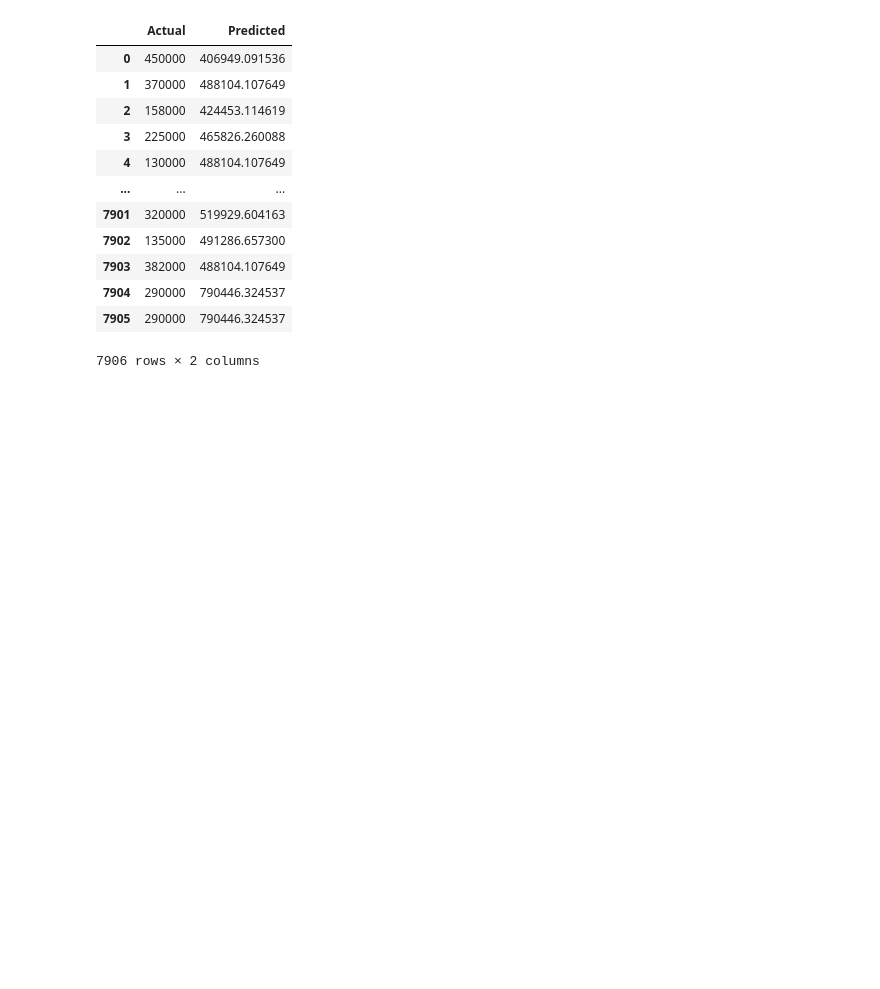
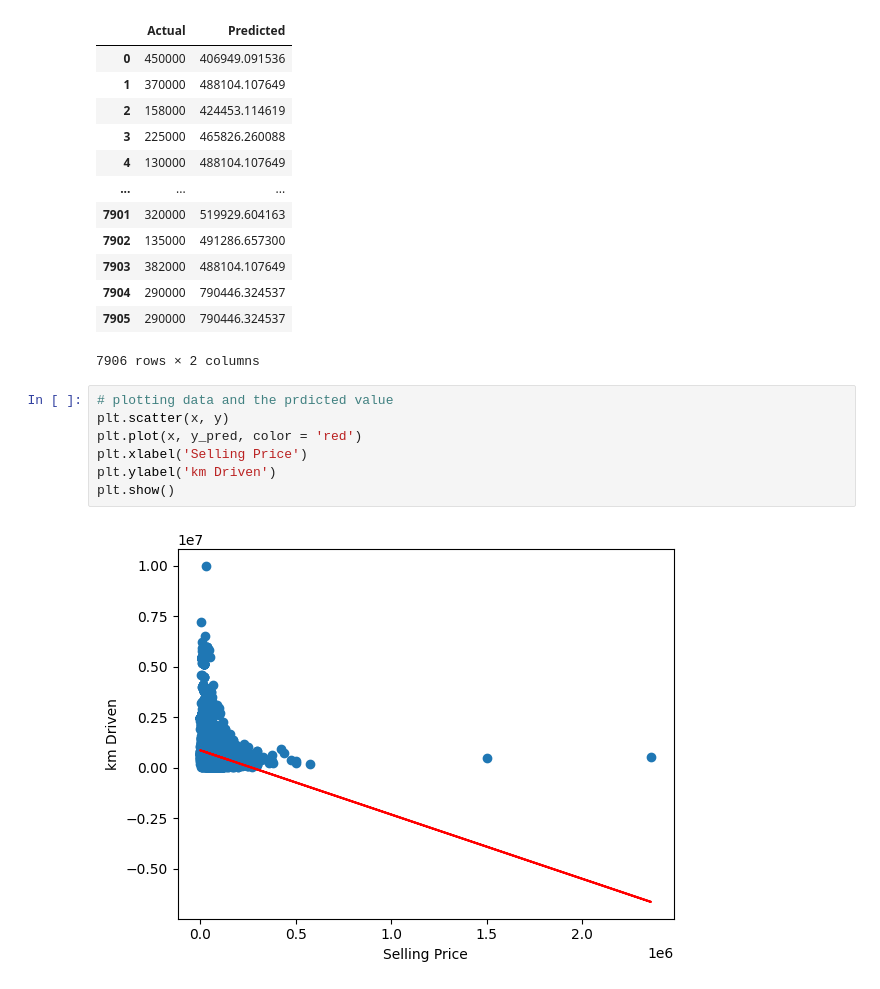
Before and after one commit to bytesbyt/ds_ml, a Jupyter notebook: ml_regression.ipynb, the cells around one changed output. Cells and saved outputs as stored; diff of their text form; blank space fills up the shorter version.

Commit message:
plot linear regression

```diff
--- a/ml_regression.ipynb
+++ b/ml_regression.ipynb
@@ -77,3 +77,12 @@ data_pred
 | 7904 | 290000 | 790446.324537 |
 | 7905 | 290000 | 790446.324537 |
 7906 rows × 2 columns
+# %%
+# plotting data and the prdicted value
+plt.scatter(x, y)
+plt.plot(x, y_pred, color = 'red')
+plt.xlabel('Selling Price')
+plt.ylabel('km Driven')
+plt.show()
+# %% [output]
+[figure, added]
```
